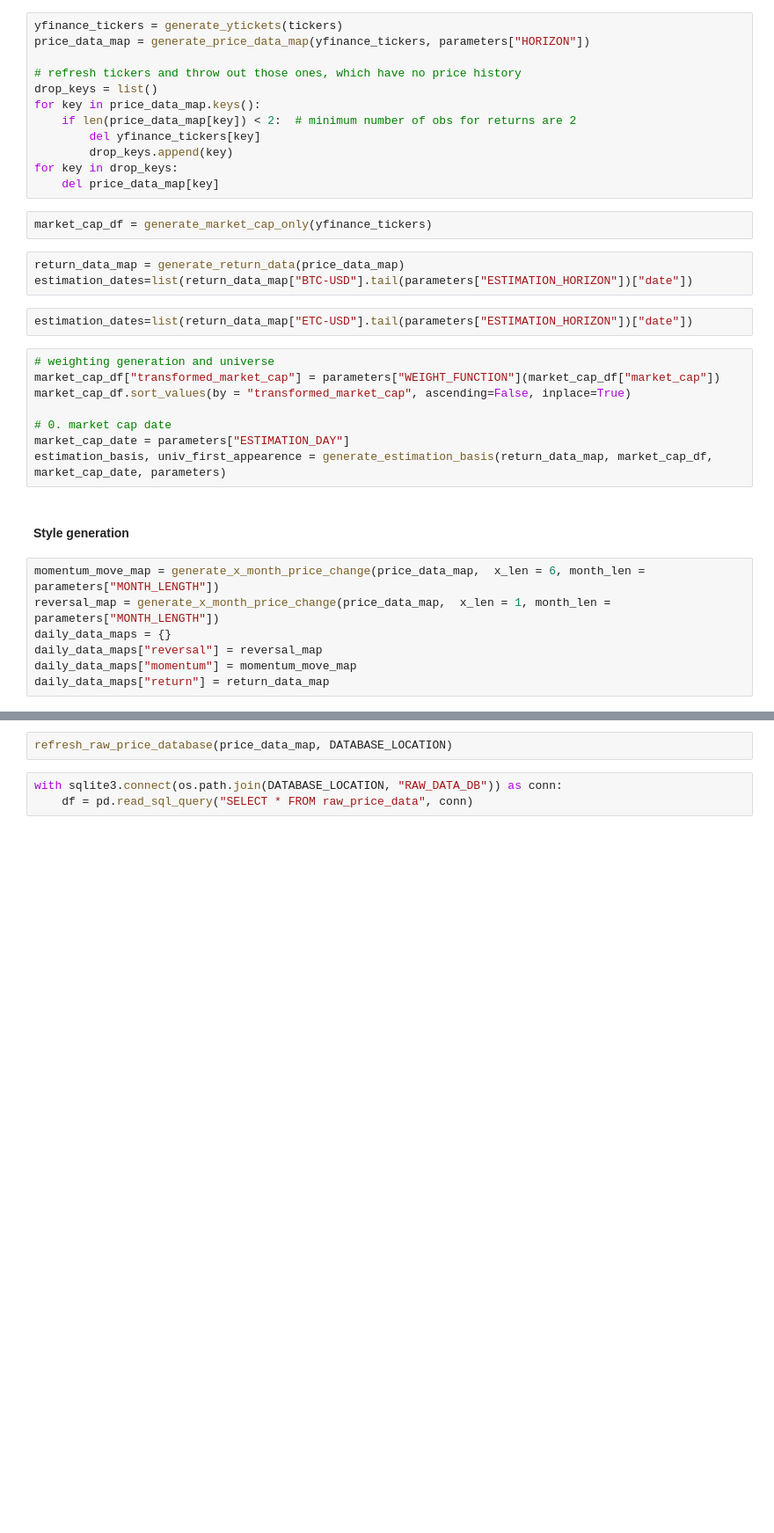
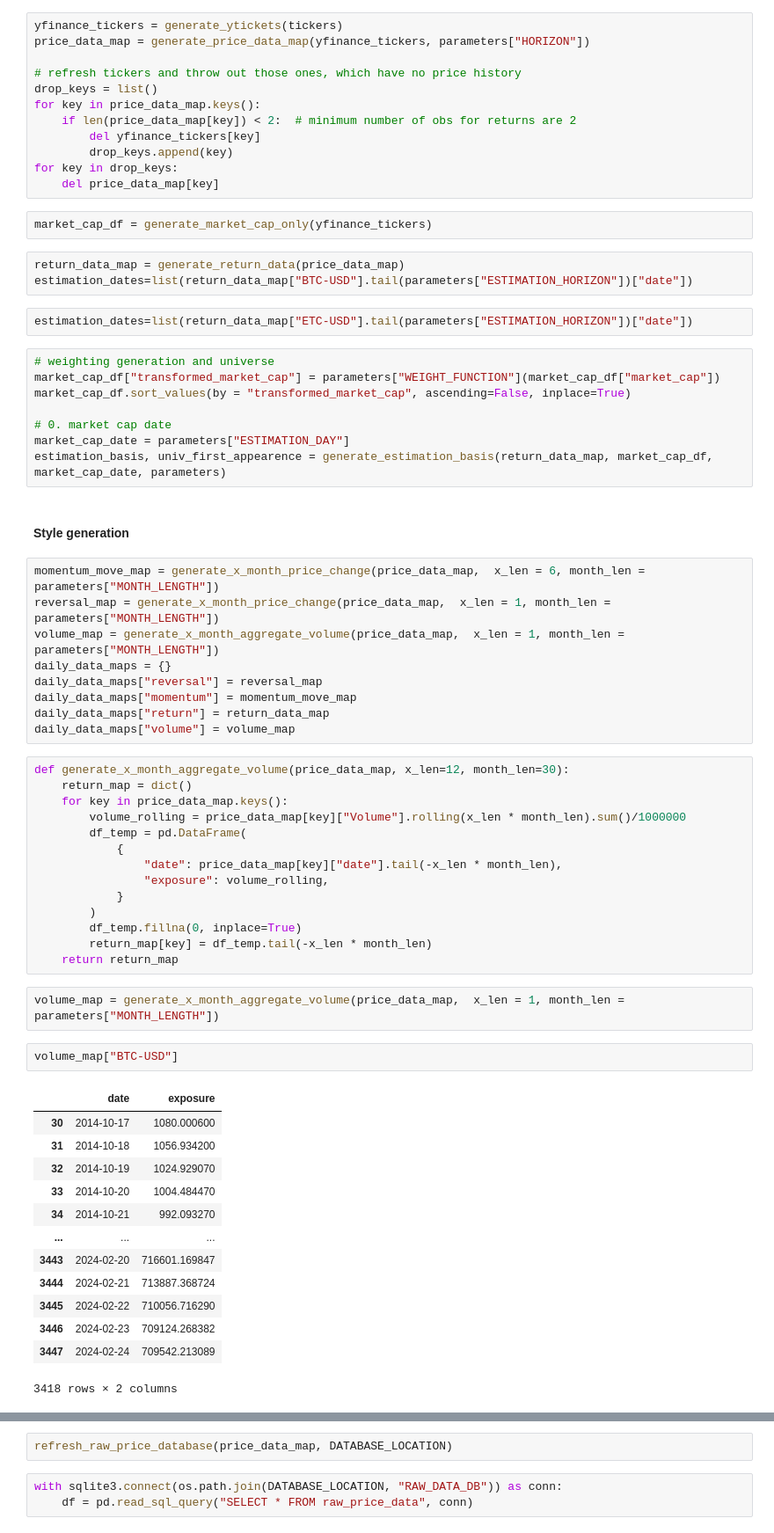
Before and after one commit to bebesi33/crypto_project, a Jupyter notebook: factor_model/scripts/main.ipynb, the cells around one changed output, grey strips where cells are left out. Shown at 88% size. Drawn from its saved outputs; the diff is of its cells as text; blank space fills up the shorter version.

```diff
--- a/factor_model/scripts/main.ipynb
+++ b/factor_model/scripts/main.ipynb
@@ -101,7 +103,41 @@ estimation_basis, univ_first_appearence = generate_estimation_basis(return_data_
 # %%
 momentum_move_map = generate_x_month_price_change(price_data_map,  x_len = 6, month_len = parameters["MONTH_LENGTH"])
 reversal_map = generate_x_month_price_change(price_data_map,  x_len = 1, month_len = parameters["MONTH_LENGTH"])
+volume_map = generate_x_month_aggregate_volume(price_data_map,  x_len = 1, month_len = parameters["MONTH_LENGTH"])
 daily_data_maps = {}
 daily_data_maps["reversal"] = reversal_map
 daily_data_maps["momentum"] = momentum_move_map
 daily_data_maps["return"] = return_data_map
+daily_data_maps["volume"] = volume_map
+# %%
+def generate_x_month_aggregate_volume(price_data_map, x_len=12, month_len=30):
+    return_map = dict()
+    for key in price_data_map.keys():
+        volume_rolling = price_data_map[key]["Volume"].rolling(x_len * month_len).sum()/1000000
+        df_temp = pd.DataFrame(
+            {
+                "date": price_data_map[key]["date"].tail(-x_len * month_len),
+                "exposure": volume_rolling,
+            }
+        )
+        df_temp.fillna(0, inplace=True)
+        return_map[key] = df_temp.tail(-x_len * month_len)
+    return return_map
+# %%
+volume_map = generate_x_month_aggregate_volume(price_data_map,  x_len = 1, month_len = parameters["MONTH_LENGTH"])
+# %%
+volume_map["BTC-USD"]
+# %% [output]
+|  | date | exposure |
+| 30 | 2014-10-17 | 1080.000600 |
+| 31 | 2014-10-18 | 1056.934200 |
+| 32 | 2014-10-19 | 1024.929070 |
+| 33 | 2014-10-20 | 1004.484470 |
+| 34 | 2014-10-21 | 992.093270 |
+| ... | ... | ... |
+| 3443 | 2024-02-20 | 716601.169847 |
+| 3444 | 2024-02-21 | 713887.368724 |
+| 3445 | 2024-02-22 | 710056.716290 |
+| 3446 | 2024-02-23 | 709124.268382 |
+| 3447 | 2024-02-24 | 709542.213089 |
+3418 rows × 2 columns
```
Also changed, not shown: parts of 7 cells of this notebook, 4 other files.
